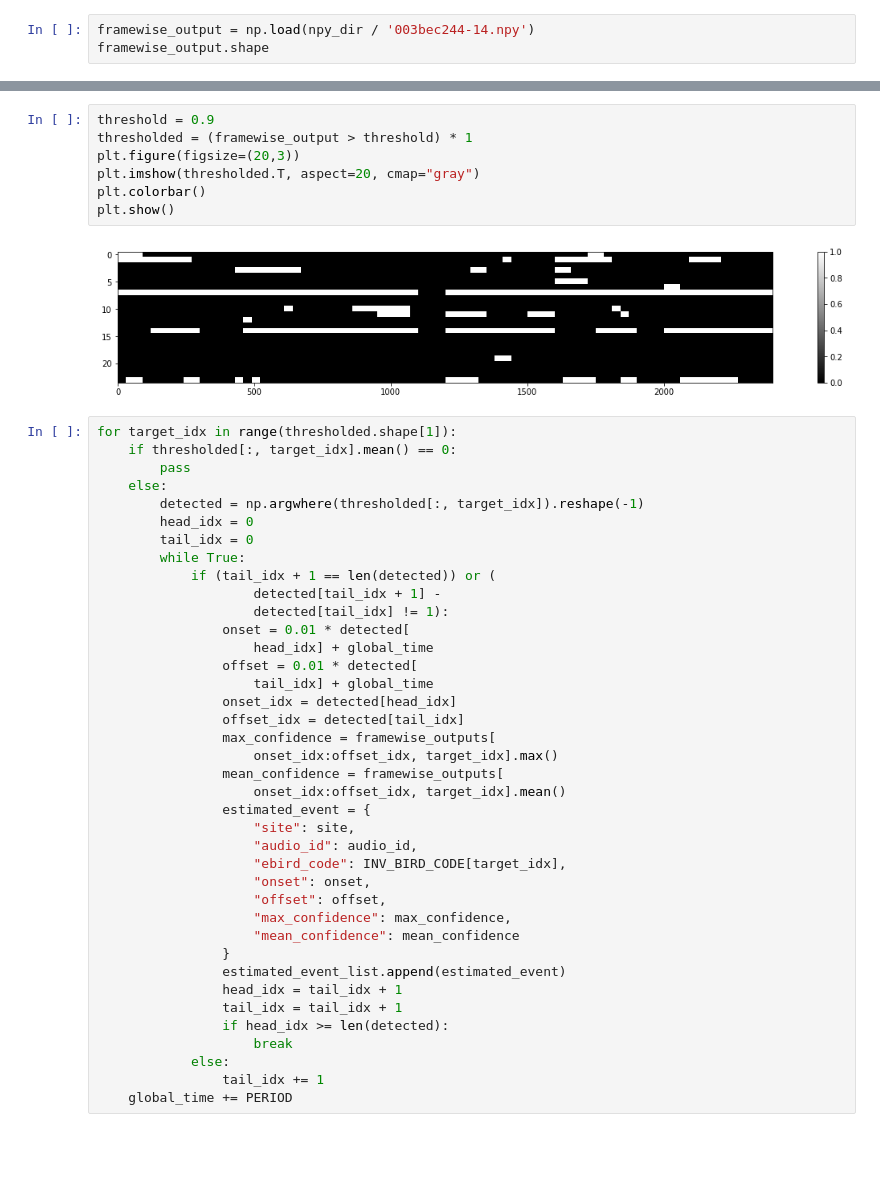
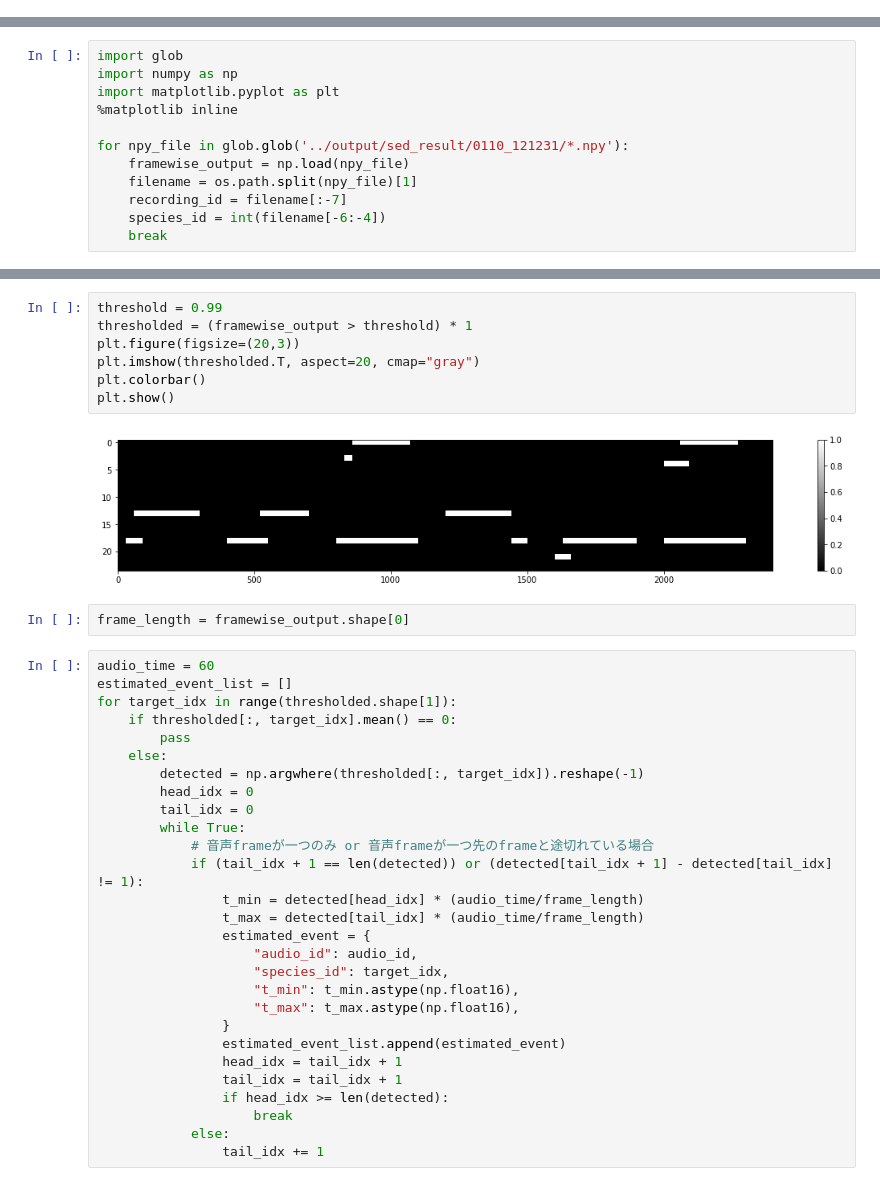
Before and after one commit to kuto5046/kaggle-rainforest, a Jupyter notebook: notebook/SED.ipynb, the cells around one changed output, grey strips where cells are left out. Saved outputs shown, nothing was run; the diff lists cells and outputs as text; blank space fills up the shorter version.

```diff
--- a/notebook/SED.ipynb
+++ b/notebook/SED.ipynb
@@ -9,3 +0,0 @@ import matplotlib.pyplot as plt
-# %%
-framewise_output = np.load(npy_dir / '003bec244-14.npy')
-framewise_output.shape
@@ -13,0 +1,12 @@ framewise_output.shape
+# %%
+import glob
+import numpy as np
+import matplotlib.pyplot as plt
+%matplotlib inline
+
+for npy_file in glob.glob('../output/sed_result/0110_121231/*.npy'):
+    framewise_output = np.load(npy_file)
+    filename = os.path.split(npy_file)[1]
+    recording_id = filename[:-7]
+    species_id = int(filename[-6:-4])
+    break
@@ -14,13 +28,17 @@ framewise_output.shape
 # %%
-threshold = 0.9
+threshold = 0.99
 thresholded = (framewise_output > threshold) * 1
 plt.figure(figsize=(20,3))
 plt.imshow(thresholded.T, aspect=20, cmap="gray")
 plt.colorbar()
 plt.show()
 # %% [output]
-[figure, old version]
+[figure, new version]
+# %%
+frame_length = framewise_output.shape[0]
 # %%
+audio_time = 60
+estimated_event_list = []
 for target_idx in range(thresholded.shape[1]):
     if thresholded[:, target_idx].mean() == 0:
         pass
@@ -29,27 +47,15 @@ for target_idx in range(thresholded.shape[1]):
         head_idx = 0
         tail_idx = 0
         while True:
-            if (tail_idx + 1 == len(detected)) or (
-                    detected[tail_idx + 1] -
-                    detected[tail_idx] != 1):
-                onset = 0.01 * detected[
-                    head_idx] + global_time
-                offset = 0.01 * detected[
-                    tail_idx] + global_time
-                onset_idx = detected[head_idx]
-                offset_idx = detected[tail_idx]
-                max_confidence = framewise_outputs[
-                    onset_idx:offset_idx, target_idx].max()
-                mean_confidence = framewise_outputs[
-                    onset_idx:offset_idx, target_idx].mean()
+            # 音声frameが一つのみ or 音声frameが一つ先のframeと途切れている場合
+            if (tail_idx + 1 == len(detected)) or (detected[tail_idx + 1] - detected[tail_idx] != 1):
+                t_min = detected[head_idx] * (audio_time/frame_length)
+                t_max = detected[tail_idx] * (audio_time/frame_length)
                 estimated_event = {
-                    "site": site,
                     "audio_id": audio_id,
-                    "ebird_code": INV_BIRD_CODE[target_idx],
-                    "onset": onset,
-                    "offset": offset,
-                    "max_confidence": max_confidence,
-                    "mean_confidence": mean_confidence
+                    "species_id": target_idx,
+                    "t_min": t_min.astype(np.float16),
+                    "t_max": t_max.astype(np.float16),
                 }
                 estimated_event_list.append(estimated_event)
                 head_idx = tail_idx + 1
@@ -58,4 +64,3 @@ for target_idx in range(thresholded.shape[1]):
                     break
             else:
                 tail_idx += 1
-    global_time += PERIOD
```
Also changed, not shown: parts of 9 cells of this notebook, 4 other files.
